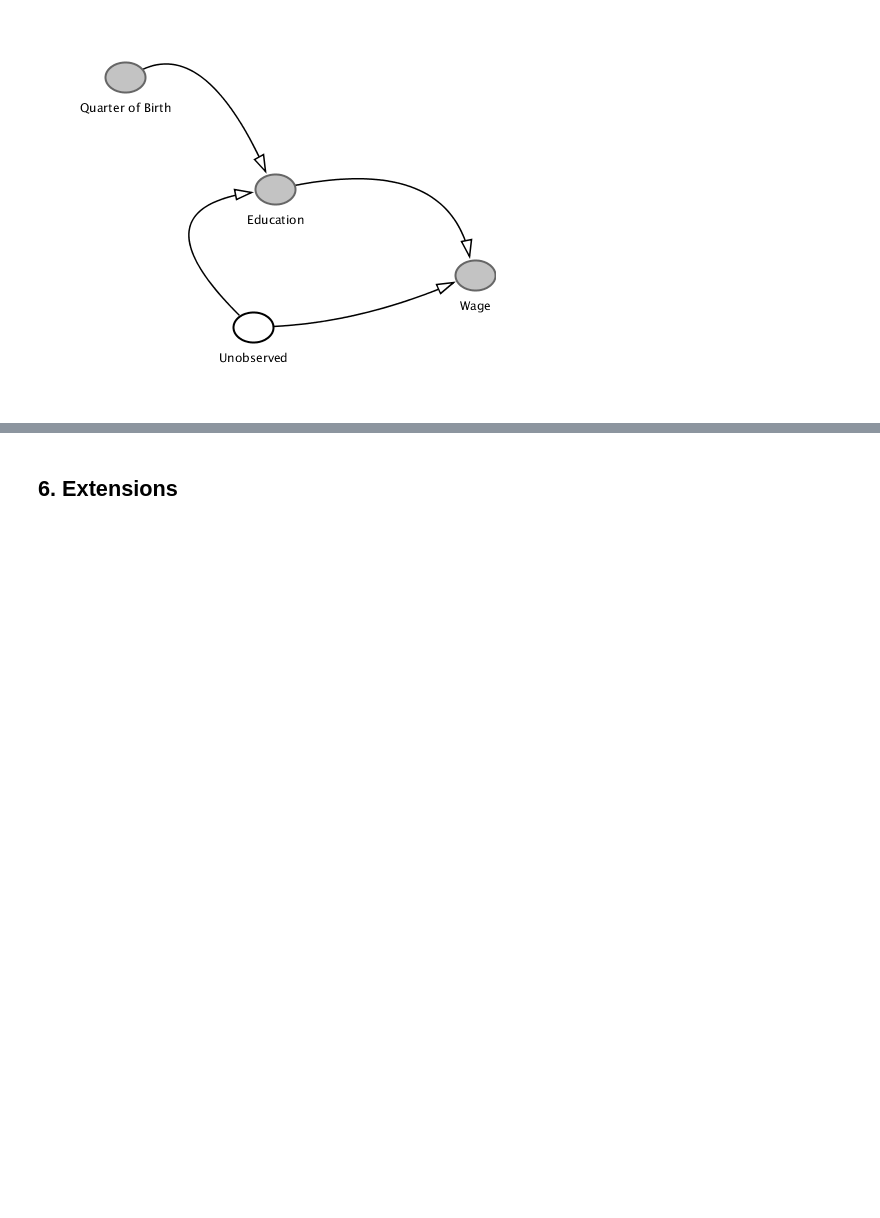
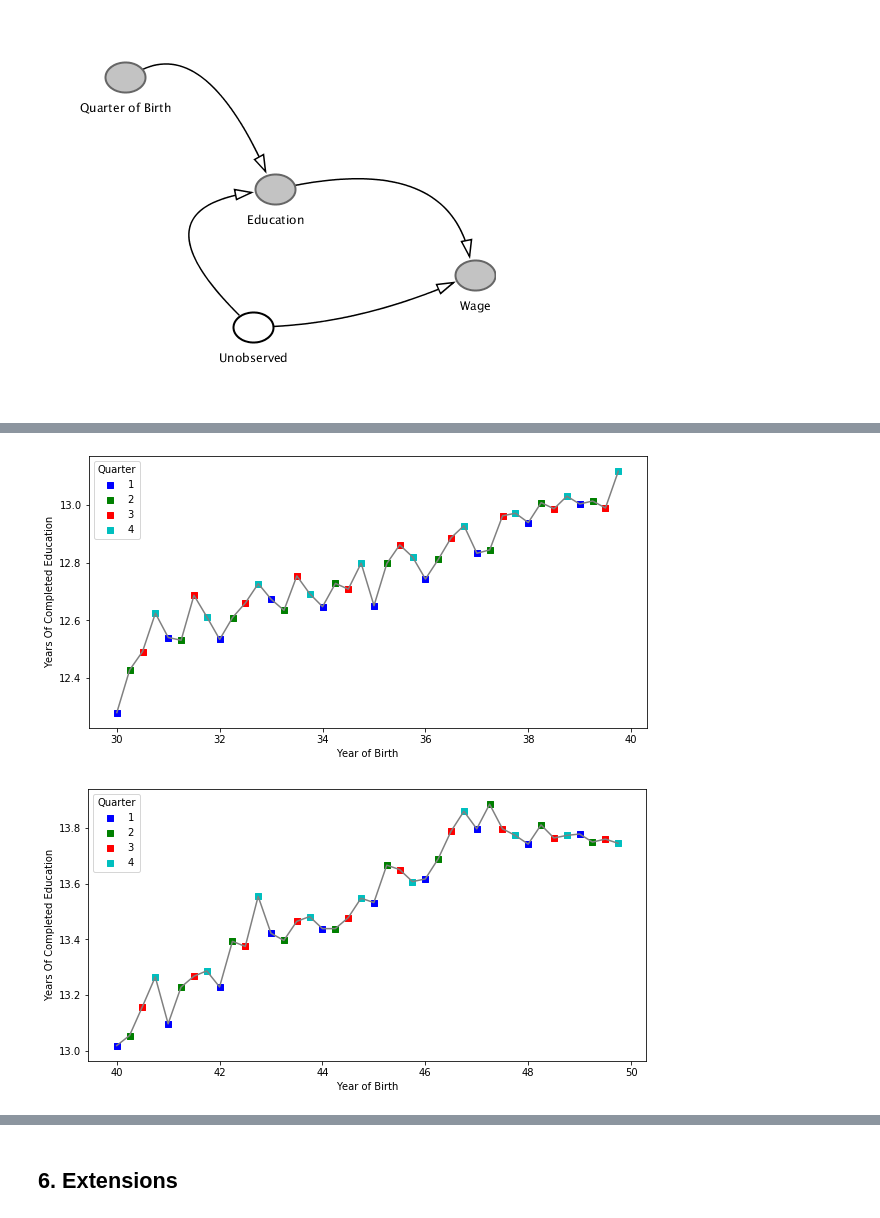
Before and after one commit to peisenha/microeconometrics-course-project-felix0496, a Jupyter notebook: Replication.ipynb, the cells around one changed output, grey strips where cells are left out. Drawn from its saved outputs; the diff is of its cells as text; code cells hidden in the pictures; blank space fills up the shorter version.

```diff
--- a/Replication.ipynb
+++ b/Replication.ipynb
@@ -182,8 +46,0 @@ The following tables present wald estimates on the return of education for two p
-# %%
-df70 = dhlp.get_df_census70()
-df70 = dhlp.add_quarter_of_birth_dummies(df70)
-df70 = df70.loc[(df70['YOB'] >= 1920) & (df70['YOB'] <= 1929)]
-
-df70_rslt = rgr.get_results_table_wald_estimates(df70)
-
-HTML(tbl.create_table_wald_estimates('Panel A: Wald Estimates for 1970 Census - Men Born 1920-1929', df70_rslt))
@@ -201,8 +46,0 @@ HTML(tbl.create_table_wald_estimates('Panel A: Wald Estimates for 1970 Census -
-# %%
-df80 = dhlp.get_df_census80_extract()
-df80 = dhlp.add_quarter_of_birth_dummies(df80)
-df80 = df80.loc[(df80['YOB'] >= 30) & (df80['YOB'] <= 39)]
-
-df80_rslt = rgr.get_results_table_wald_estimates(df80)
-
-HTML(tbl.create_table_wald_estimates('Panel B: Wald Estimates for 1980 Census - Men Born 1930-1939', df80_rslt))
@@ -400,0 +67,5 @@ The TSLS estimates for return of education for black men are smaller than for th
+# %%
+# get data form the 1980 census
+df = dhlp.get_df_census80()
+# summary statistics for 1930 - 39 Births
+df.loc[(df['YOB'] >= 30) & (df['YOB'] <= 39)].describe().loc[['mean', 'std', 'min', 'max']]
@@ -400,0 +95,6 @@ The TSLS estimates for return of education for black men are smaller than for th
+# %%
+fgrs.plot_educ_against_yob(df.loc[(df['YOB'] >= 30) & (df['YOB'] <= 39)])
+fgrs.plot_educ_against_yob(df.loc[(df['YOB'] >= 40) & (df['YOB'] <= 49)])
+# %% [output]
+[figure, added]
+[figure, added]
```
Also changed, not shown: parts of 84 cells of this notebook, 4 other files.
